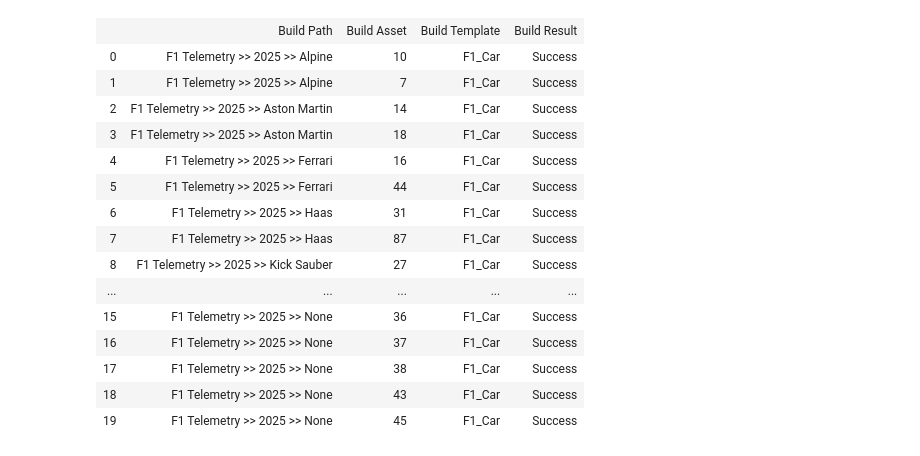
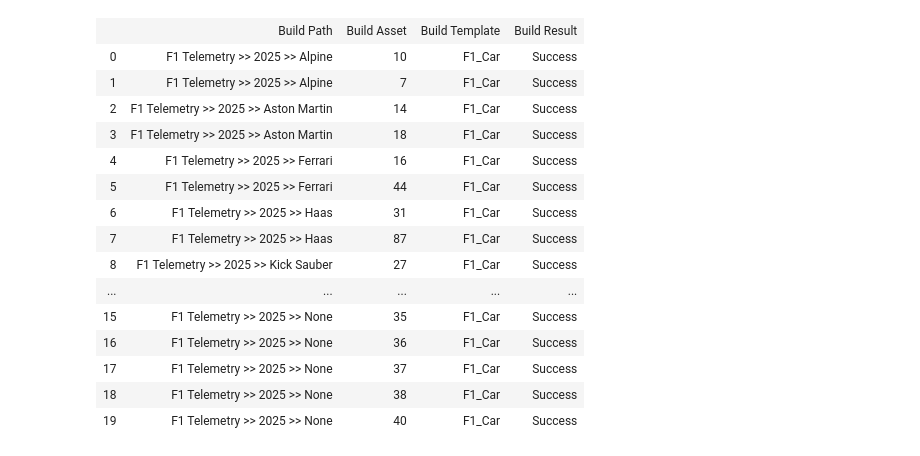
Before and after one commit to shamus-cunningham/seeq-f1, a Jupyter notebook: F1_Car_Asset_Structure.ipynb, the cells around one changed output. Saved outputs shown, nothing was run; the diff lists cells and outputs as text; code cells hidden in the pictures.

```diff
--- a/F1_Car_Asset_Structure.ipynb
+++ b/F1_Car_Asset_Structure.ipynb
@@ -14,5 +14,6 @@ def get_f1_items():
         scoped_workbook = spy.search({'Name':WORKBOOK_NAME, 'Type':'Workbook'})
         scoped_workbook_id = scoped_workbook['ID'][0]
 
-    telemetry_items = spy.search({'Name':'*','Datasource Name':DATASOURCE_NAME, 'Scoped To':scoped_workbook_id})
+    telemetry_items = spy.search({'Name':'????.*','Datasource Name':DATASOURCE_NAME, 'Scoped To':scoped_workbook_id, 'Type':['Signal','Condition']})
+
     return telemetry_items
@@ -386,4 +305,6 @@ Query successful
 # %%
 build_df = spy.assets.build(F1_Car, telemetry_items)
 build_df['Maximum Interpolation'] = '15 min'
+build_df.to_csv('build.csv')
+build_df['Maximum Duration'] = '12h'
 # %% [output]
@@ -391,17 +312,17 @@ Successfully built 35 assets and 700 attributes.
 |  | Build Path | Build Asset | Build Template | Build Result |
 | 0 | F1 Telemetry >> 2025 >> Alpine | 10 | F1_Car | Success |
 | 1 | F1 Telemetry >> 2025 >> Alpine | 7 | F1_Car | Success |
 | 2 | F1 Telemetry >> 2025 >> Aston Martin | 14 | F1_Car | Success |
 | 3 | F1 Telemetry >> 2025 >> Aston Martin | 18 | F1_Car | Success |
 | 4 | F1 Telemetry >> 2025 >> Ferrari | 16 | F1_Car | Success |
 | 5 | F1 Telemetry >> 2025 >> Ferrari | 44 | F1_Car | Success |
 | 6 | F1 Telemetry >> 2025 >> Haas | 31 | F1_Car | Success |
 | 7 | F1 Telemetry >> 2025 >> Haas | 87 | F1_Car | Success |
 | 8 | F1 Telemetry >> 2025 >> Kick Sauber | 27 | F1_Car | Success |
 | ... | ... | ... | ... | ... |
-| 15 | F1 Telemetry >> 2025 >> None | 36 | F1_Car | Success |
-| 16 | F1 Telemetry >> 2025 >> None | 37 | F1_Car | Success |
-| 17 | F1 Telemetry >> 2025 >> None | 38 | F1_Car | Success |
-| 18 | F1 Telemetry >> 2025 >> None | 43 | F1_Car | Success |
-| 19 | F1 Telemetry >> 2025 >> None | 45 | F1_Car | Success |
+| 15 | F1 Telemetry >> 2025 >> None | 35 | F1_Car | Success |
+| 16 | F1 Telemetry >> 2025 >> None | 36 | F1_Car | Success |
+| 17 | F1 Telemetry >> 2025 >> None | 37 | F1_Car | Success |
+| 18 | F1 Telemetry >> 2025 >> None | 38 | F1_Car | Success |
+| 19 | F1 Telemetry >> 2025 >> None | 40 | F1_Car | Success |
 # %%
```
Also changed, not shown: parts of 8 cells of this notebook, 1 other file.
